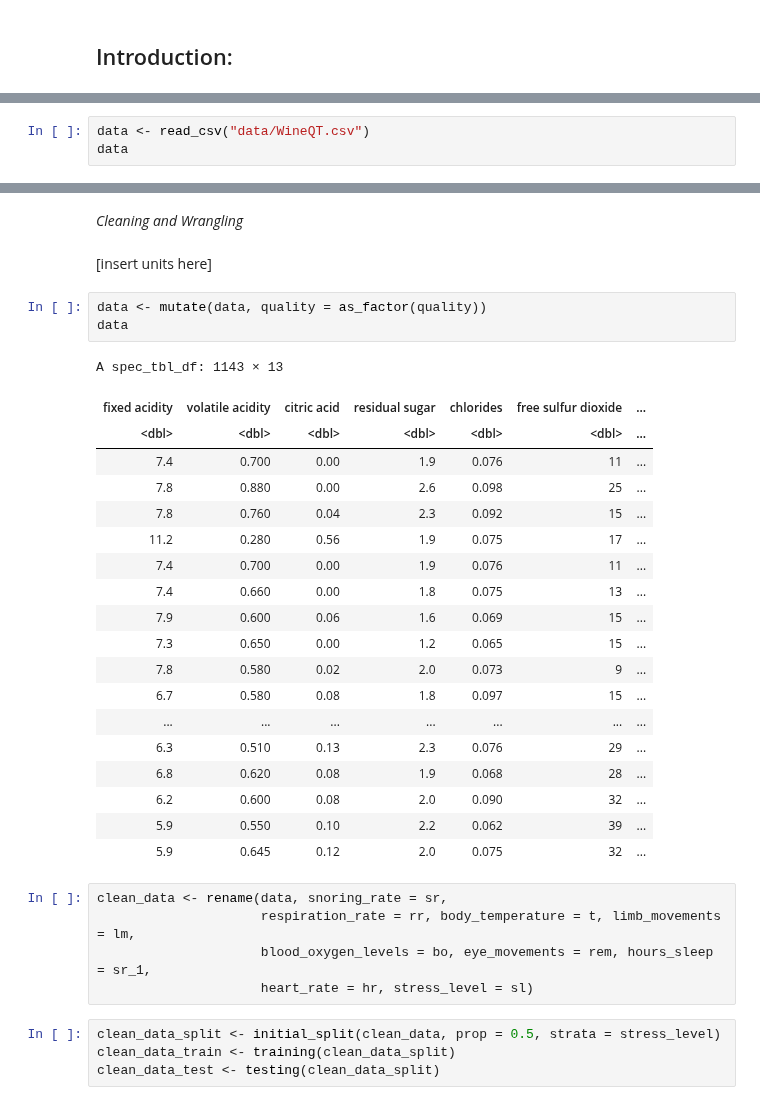
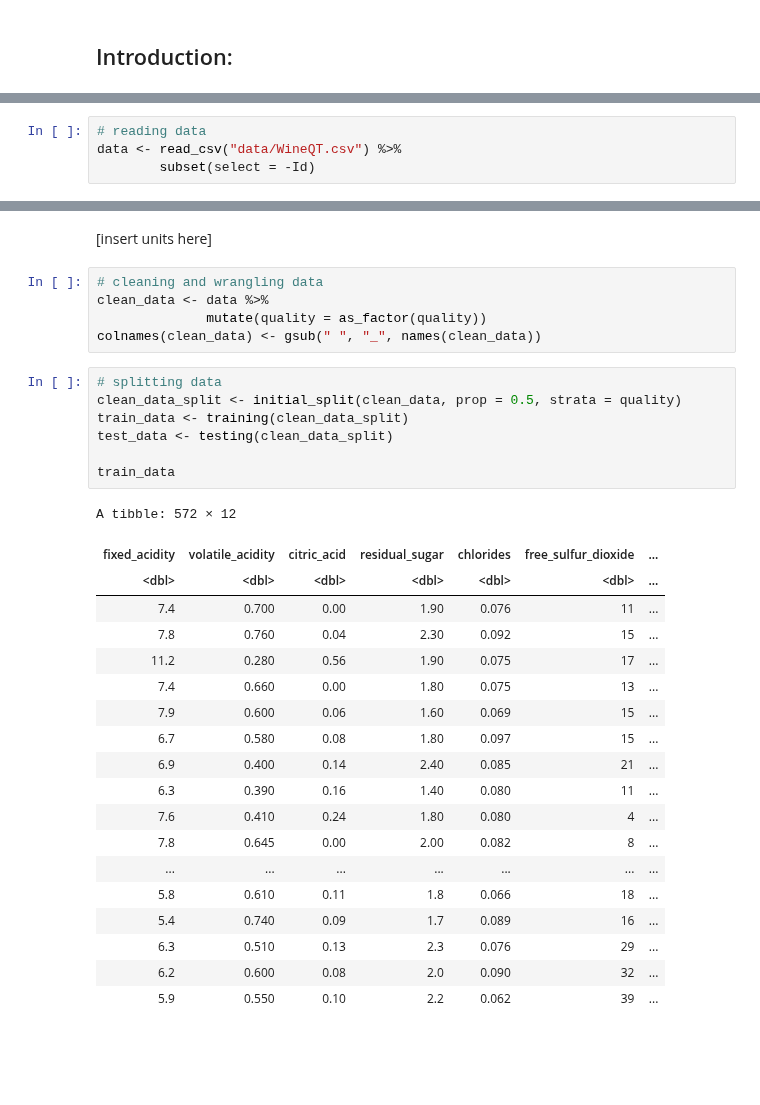
Before and after one commit to jon-chow/DSCI100-WineQualityAnalysis, a Jupyter notebook: Proposal.ipynb, the cells around one changed output, grey strips where cells are left out. Cells and saved outputs as stored; diff of their text form; blank space fills up the shorter version.

Commit message:
tidied data

```diff
--- a/Proposal.ipynb
+++ b/Proposal.ipynb
@@ -31,6 +15,7 @@ The following object is masked from ‘package:dplyr’:
 # %%
-data <- read_csv("data/WineQT.csv")
-data
+# reading data
+data <- read_csv("data/WineQT.csv") %>%
+        subset(select = -Id)
 # %% [output]
 Parsed with column specification:
 cols(
@@ -70,36 +36,34 @@ A spec_tbl_df: 1143 × 13
-# %% [markdown]
-*Cleaning and Wrangling*
 # %% [markdown]
 [insert units here]
-# %%
-data <- mutate(data, quality = as_factor(quality))
-data
-# %% [output]
-A spec_tbl_df: 1143 × 13
-| fixed acidity | volatile acidity | citric acid | residual sugar | chlorides | free sulfur dioxide | ... |
-| <dbl> | <dbl> | <dbl> | <dbl> | <dbl> | <dbl> | ... |
-| 7.4 | 0.700 | 0.00 | 1.9 | 0.076 | 11 | ... |
-| 7.8 | 0.880 | 0.00 | 2.6 | 0.098 | 25 | ... |
-| 7.8 | 0.760 | 0.04 | 2.3 | 0.092 | 15 | ... |
-| 11.2 | 0.280 | 0.56 | 1.9 | 0.075 | 17 | ... |
-| 7.4 | 0.700 | 0.00 | 1.9 | 0.076 | 11 | ... |
-| 7.4 | 0.660 | 0.00 | 1.8 | 0.075 | 13 | ... |
-| 7.9 | 0.600 | 0.06 | 1.6 | 0.069 | 15 | ... |
-| 7.3 | 0.650 | 0.00 | 1.2 | 0.065 | 15 | ... |
-| 7.8 | 0.580 | 0.02 | 2.0 | 0.073 | 9 | ... |
-| 6.7 | 0.580 | 0.08 | 1.8 | 0.097 | 15 | ... |
-| ... | ... | ... | ... | ... | ... | ... |
-| 6.3 | 0.510 | 0.13 | 2.3 | 0.076 | 29 | ... |
-| 6.8 | 0.620 | 0.08 | 1.9 | 0.068 | 28 | ... |
-| 6.2 | 0.600 | 0.08 | 2.0 | 0.090 | 32 | ... |
-| 5.9 | 0.550 | 0.10 | 2.2 | 0.062 | 39 | ... |
-| 5.9 | 0.645 | 0.12 | 2.0 | 0.075 | 32 | ... |
-# %%
-clean_data <- rename(data, snoring_rate = sr,
-                     respiration_rate = rr, body_temperature = t, limb_movements = lm,
-                     blood_oxygen_levels = bo, eye_movements = rem, hours_sleep = sr_1,
-                     heart_rate = hr, stress_level = sl)
+# %%
+# cleaning and wrangling data
+clean_data <- data %>%
+              mutate(quality = as_factor(quality))
+colnames(clean_data) <- gsub(" ", "_", names(clean_data))
 # %%
-clean_data_split <- initial_split(clean_data, prop = 0.5, strata = stress_level)
-clean_data_train <- training(clean_data_split)
-clean_data_test <- testing(clean_data_split)
+# splitting data
+clean_data_split <- initial_split(clean_data, prop = 0.5, strata = quality)
+train_data <- training(clean_data_split)
+test_data <- testing(clean_data_split)
+
+train_data
+# %% [output]
+A tibble: 572 × 12
+| fixed_acidity | volatile_acidity | citric_acid | residual_sugar | chlorides | free_sulfur_dioxide | ... |
+| <dbl> | <dbl> | <dbl> | <dbl> | <dbl> | <dbl> | ... |
+| 7.4 | 0.700 | 0.00 | 1.90 | 0.076 | 11 | ... |
+| 7.8 | 0.760 | 0.04 | 2.30 | 0.092 | 15 | ... |
+| 11.2 | 0.280 | 0.56 | 1.90 | 0.075 | 17 | ... |
+| 7.4 | 0.660 | 0.00 | 1.80 | 0.075 | 13 | ... |
+| 7.9 | 0.600 | 0.06 | 1.60 | 0.069 | 15 | ... |
+| 6.7 | 0.580 | 0.08 | 1.80 | 0.097 | 15 | ... |
+| 6.9 | 0.400 | 0.14 | 2.40 | 0.085 | 21 | ... |
+| 6.3 | 0.390 | 0.16 | 1.40 | 0.080 | 11 | ... |
+| 7.6 | 0.410 | 0.24 | 1.80 | 0.080 | 4 | ... |
+| 7.8 | 0.645 | 0.00 | 2.00 | 0.082 | 8 | ... |
+| ... | ... | ... | ... | ... | ... | ... |
+| 5.8 | 0.610 | 0.11 | 1.8 | 0.066 | 18 | ... |
+| 5.4 | 0.740 | 0.09 | 1.7 | 0.089 | 16 | ... |
+| 6.3 | 0.510 | 0.13 | 2.3 | 0.076 | 29 | ... |
+| 6.2 | 0.600 | 0.08 | 2.0 | 0.090 | 32 | ... |
+| 5.9 | 0.550 | 0.10 | 2.2 | 0.062 | 39 | ... |
```
Also changed, not shown: parts of 13 cells of this notebook, 1 other file.
